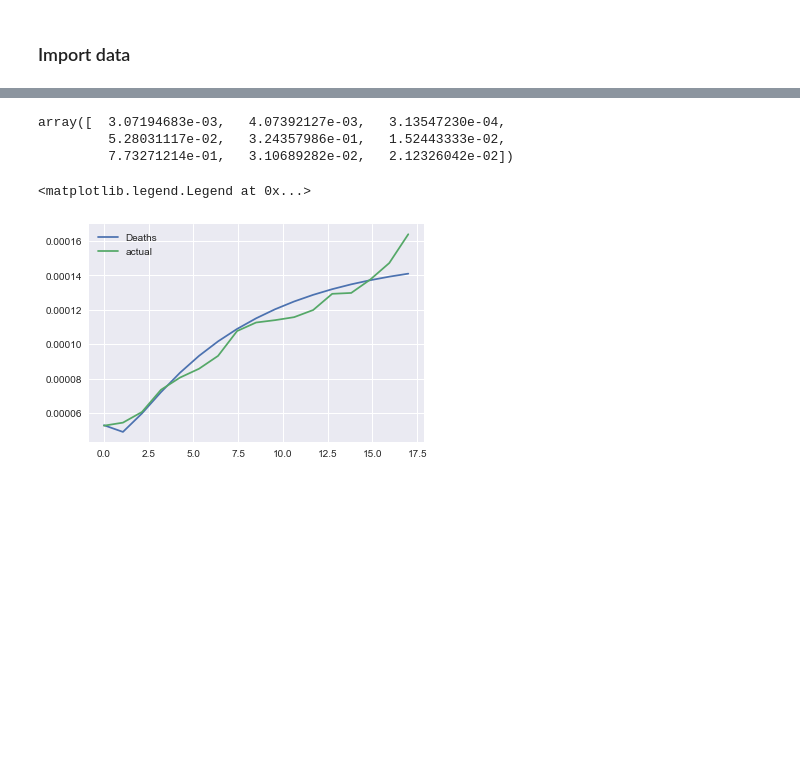
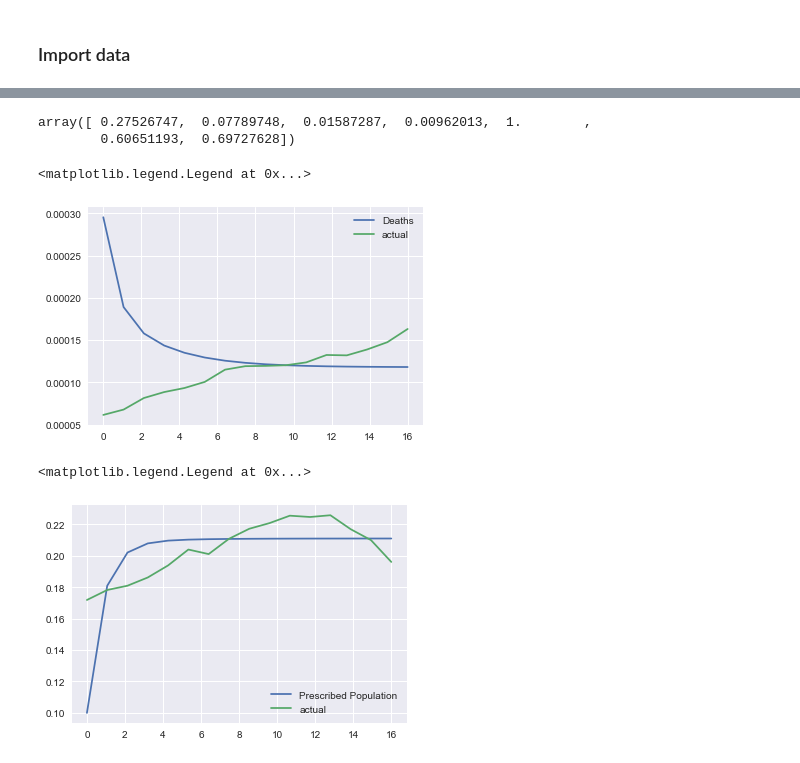
Before and after one commit to lauraware/am205project, a Jupyter notebook: Fitting_2.ipynb, the cells around one changed output, grey strips where cells are left out. Saved outputs shown, nothing was run; the diff lists cells and outputs as text; code cells hidden in the pictures; blank space fills up the shorter version.

```diff
--- a/Fitting_2.ipynb
+++ b/Fitting_2.ipynb
@@ -83,13 +158,0 @@ zeta = 0.7 # rate of A entry into rehab. could be 0-1
-# %%
-fitted_params, _ = sp.optimize.curve_fit(opioid_deaths3, t, yearly_deaths.values/(320.0 * 10**6),
-                                         method="trf",
-                                         bounds=(
-                                         (0, 0, 0, 0, 0, 0, 0, 0, 0),
-                                         (0.50, 0.2, 0.2, 1, 1, 1, 1, 1, 1)
-                                         )
-                                        )
-fitted_params
-# %% [output]
-array([  3.07194683e-03,   4.07392127e-03,   3.13547230e-04,
-         5.28031117e-02,   3.24357986e-01,   1.52443333e-02,
-         7.73271214e-01,   3.10689282e-02,   2.12326042e-02])
@@ -98 +159,6 @@ P, A, R, alpha, beta_1, beta_2, zeta, gamma, mu_star = fitted_params
+# %%
+ret.x
+# %% [output]
+array([ 0.27526747,  0.07789748,  0.01587287,  0.00962013,  1.        ,
+        0.60651193,  0.69727628])
 # %%
@@ -108,9 +176,16 @@ A = numerical_sol[:,2]
 R = numerical_sol[:,3]
 # %%
 plt.plot(t, (mu_star-mu)*A, label="Deaths")
-plt.plot(t, yearly_deaths.values /320000000., label = "actual")
+plt.plot(t, df.opioid_death_rate, label = "actual")
 plt.legend()
 # %% [output]
 <matplotlib.legend.Legend at 0x...>
-[figure, old version]
+[figure, new version]
+# %%
+plt.plot(t, P, label="Prescribed Population")
+plt.plot(t, df.prescribed_population_percent, label = "actual")
+plt.legend()
+# %% [output]
+<matplotlib.legend.Legend at 0x...>
+[figure, added]
 # %%
```
Also changed, not shown: parts of 12 cells of this notebook, 3 other files.
